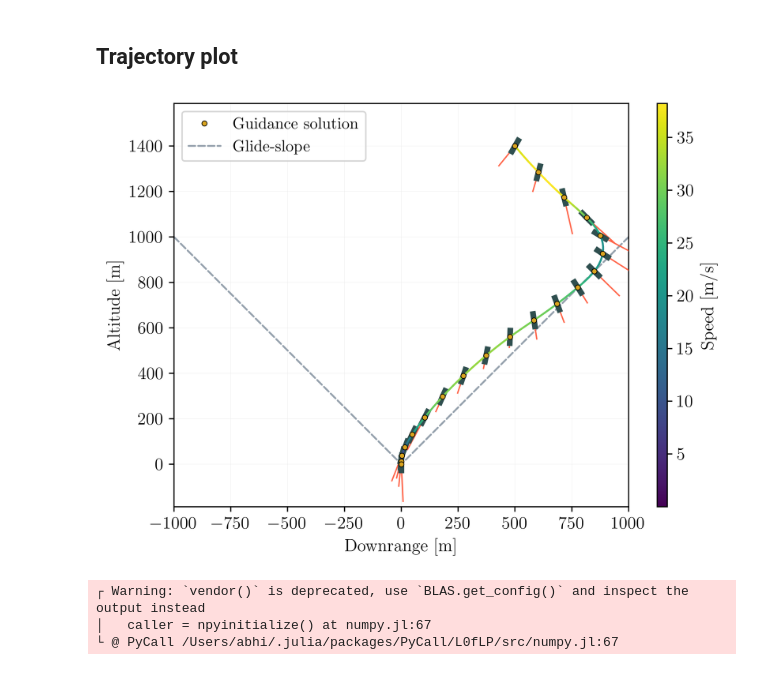
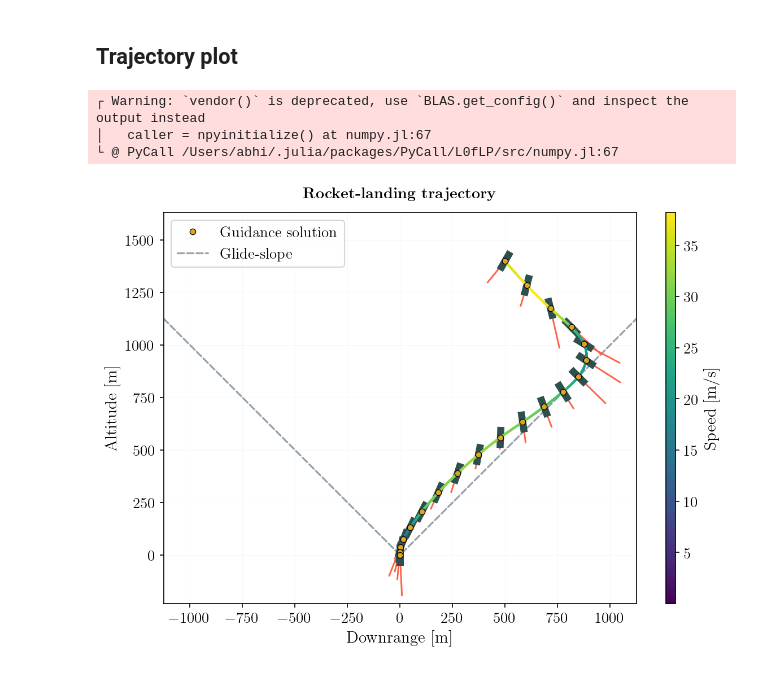
Before and after one commit to UW-ACL/SCPToolbox_tutorial, a Jupyter notebook: src/p4_rocket_plots.ipynb, the cells around one changed output. Saved outputs shown, nothing was run; the diff lists cells and outputs as text; code cells hidden in the pictures.

```diff
--- a/src/p4_rocket_plots.ipynb
+++ b/src/p4_rocket_plots.ipynb
@@ -357,28 +357,36 @@ k  | status   | vd    | vs    | vbc   | J         | ΔJ %      | Δx    | Δu
 # %% [markdown]
 ## Trajectory plot
 # %%
+PyPlot.svg(true)
+
 function set_fonts()::Nothing
     # Set the figure fonts.
-    fig_smaller_sz = 11
-    fig_small_sz = 12
+    fig_smaller_sz = 13
+    fig_small_sz = 14
     fig_med_sz = 15
     fig_big_sz = 17
     plt.rc("text", usetex=true)
     plt.rc("font", size=fig_small_sz, family="serif")
     plt.rc("axes", titlesize=fig_small_sz)
     plt.rc("axes", labelsize=fig_small_sz)
-    plt.rc("xtick", labelsize=fig_small_sz)
-    plt.rc("ytick", labelsize=fig_small_sz)
+    plt.rc("xtick", labelsize=fig_smaller_sz)
+    plt.rc("ytick", labelsize=fig_smaller_sz)
     plt.rc("legend", fontsize=fig_smaller_sz)
     plt.rc("figure", titlesize=fig_big_sz)
-    plt.rc("figure", dpi=500)
+    plt.rc("figure", dpi=150)
+    plt.rc("figure", figsize = [7, 5])
     plt.rc("axes", xmargin=0)
+    plt.rc("animation", html="html5")
     return nothing
 end
 ;
 
 set_fonts()
 set_fonts()
+# %% [output]
+┌ Warning: `vendor()` is deprecated, use `BLAS.get_config()` and inspect the output instead
+│   caller = npyinitialize() at numpy.jl:67
+└ @ PyCall /Users/abhi/.julia/packages/PyCall/L0fLP/src/numpy.jl:67
 # %%
 _sol = history.subproblems[end].sol
 
@@ -397,7 +405,7 @@ uc = hcat([sample(sol.uc, t) for t in LinRange(0, 1, Nc)]...)
 tf_values = [spbm.sol.p[1] for spbm in history.subproblems]
 pushfirst!(tf_values, history.subproblems[1].ref.p[1]);
 # %%
-fig = plt.figure(figsize=(7, 5))
+fig = plt.figure(figsize=(9, 6))
 
 ctres, overlap = Nc, 3
 
@@ -416,41 +424,39 @@ ax.grid(color="0.9")
 ux = []
 uy = []
 for i in 1:N
     append!(ux, -ud[1, i].*sin(xd[5, i] + ud[2, i]))
     append!(uy,  ud[1, i].*cos(xd[5, i] + ud[2, i]))
 end
 
 for i in 1:N
 #     ax.plot(xd[1, i], xd[2, i], linewidth=0, color="darkslategrey", marker=(4, 0, 45+rad2deg(xd[5, i])), ms=5, markerfacecolor="goldenrod", alpha=1, markeredgewidth=1, zorder=100)
-    ax.quiver(xd[1, i], xd[2, i], sin(xd[5, i]), -cos(xd[5, i]), color="darkslategrey", pivot="middle", headaxislength=0, headlength=0, antialiased="True", width=0.0125, scale=25, joinstyle="round", zorder=100)
-    ax.quiver(xd[1, i], xd[2, i], -ux[i], -uy[i], color="tomato", pivot="tail", headaxislength=0, headlength=0, antialiased="True", width=0.003, scale=12*T_max, zorder=20)
+    ax.quiver(xd[1, i], xd[2, i], sin(xd[5, i]), -cos(xd[5, i]), color="darkslategrey", pivot="middle", headaxislength=0, headlength=0, antialiased="True", width=0.015, scale=22.5, joinstyle="round", zorder=100)
+    ax.quiver(xd[1, i], xd[2, i], -ux[i], -uy[i], color="tomato", pivot="tail", headaxislength=0, headlength=0, antialiased="True", width=0.0035, scale=11.5*T_max, zorder=20)
 end
 
-ax.plot(xd[1, :], xd[2, :], linewidth=0, color="k", marker="o", ms=3.5, markerfacecolor="goldenrod", alpha=1, markeredgewidth=0.5, zorder=100000, label="Guidance solution")
+ax.plot(xd[1, :], xd[2, :], linewidth=0, color="k", marker="o", ms=5, markerfacecolor="goldenrod", alpha=1, markeredgewidth=0.625, zorder=100000, label="Guidance solution")
 # ax.plot(xc[1, :], xc[2, :], linewidth=1, color="mediumseagreen", label="Continuous-time dynamics", alpha=0.75, zorder=1000)
 
-span_gs = max(100, 2*abs(x_0[1]))
+span_gs = max(100, 2.25*abs(x_0[1]))
 x_cone = [-span_gs; 0; span_gs]
-ax.plot(x_cone, tan(γ_gs).*abs.(x_cone), linewidth=1.25, linestyle="dashed", color="slategrey", alpha=0.75, dash_capstyle="round", label="Glide-slope")
+ax.plot(x_cone, tan(γ_gs).*abs.(x_cone), linewidth=1.5, linestyle="dashed", color="slategrey", alpha=0.75, dash_capstyle="round", label="Glide-slope")
 
 line_segs = Vector{Matrix}(undef, 0)
 line_clrs = Vector{NTuple{4, Real}}(undef, 0)
 for k=1:ctres-overlap
     push!(line_segs, xc[1:2, k:k+overlap]')
     push!(line_clrs, cmap.to_rgba(vct[k]))
 end
 trajectory = PyPlot.matplotlib.collections.LineCollection(
-    line_segs, zorder=1000, colors = line_clrs, linewidths=1.25,
+    line_segs, zorder=1000, colors = line_clrs, linewidths=2,
     capstyle="round")
 ax.add_collection(trajectory)
 
+plt.title("\\textbf{Rocket-landing trajectory}", fontsize=13, pad=12.5)
 ax.legend(loc=2)
 
 # fig.savefig("traj_test.pdf", format="pdf", bbox_inches = "tight")
 ;
 # %% [output]
-[figure, old version]
+[figure, new version]
-┌ Warning: `vendor()` is deprecated, use `BLAS.get_config()` and inspect the output instead
-│   caller = npyinitialize() at numpy.jl:67
-└ @ PyCall /Users/abhi/.julia/packages/PyCall/L0fLP/src/numpy.jl:67
 # %%
```
Also changed, not shown: parts of 7 cells of this notebook.
